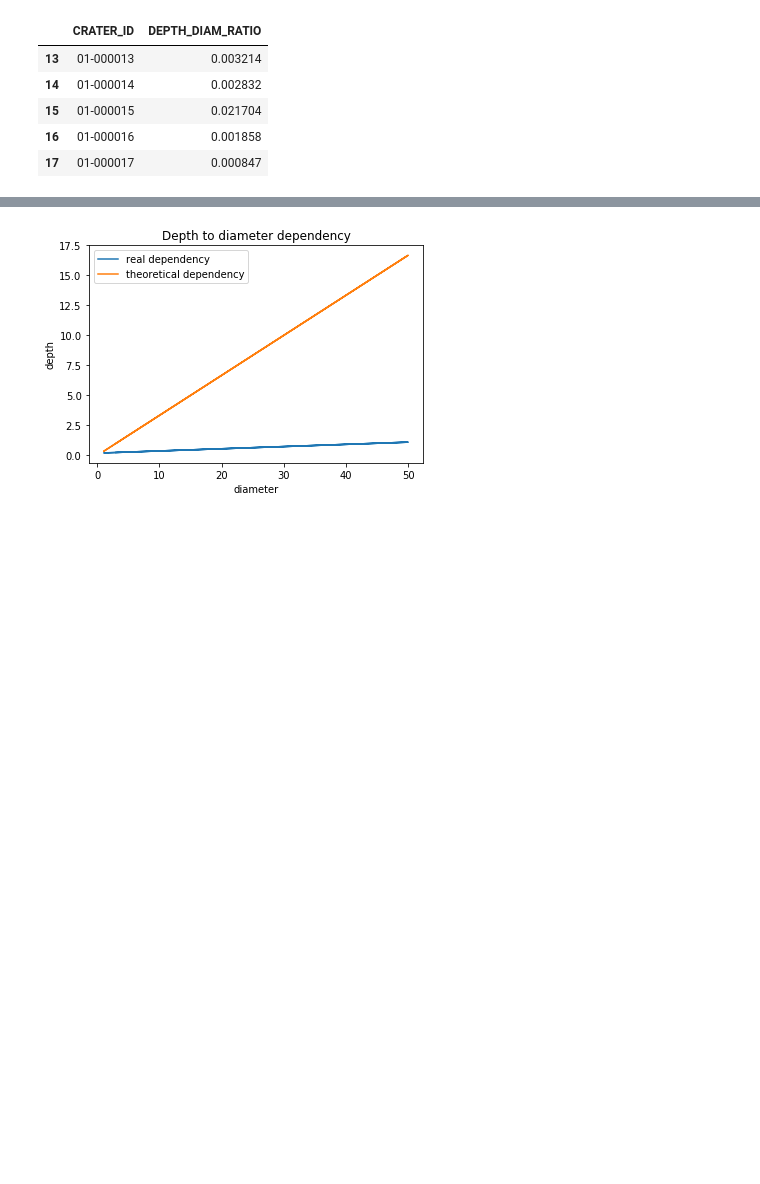
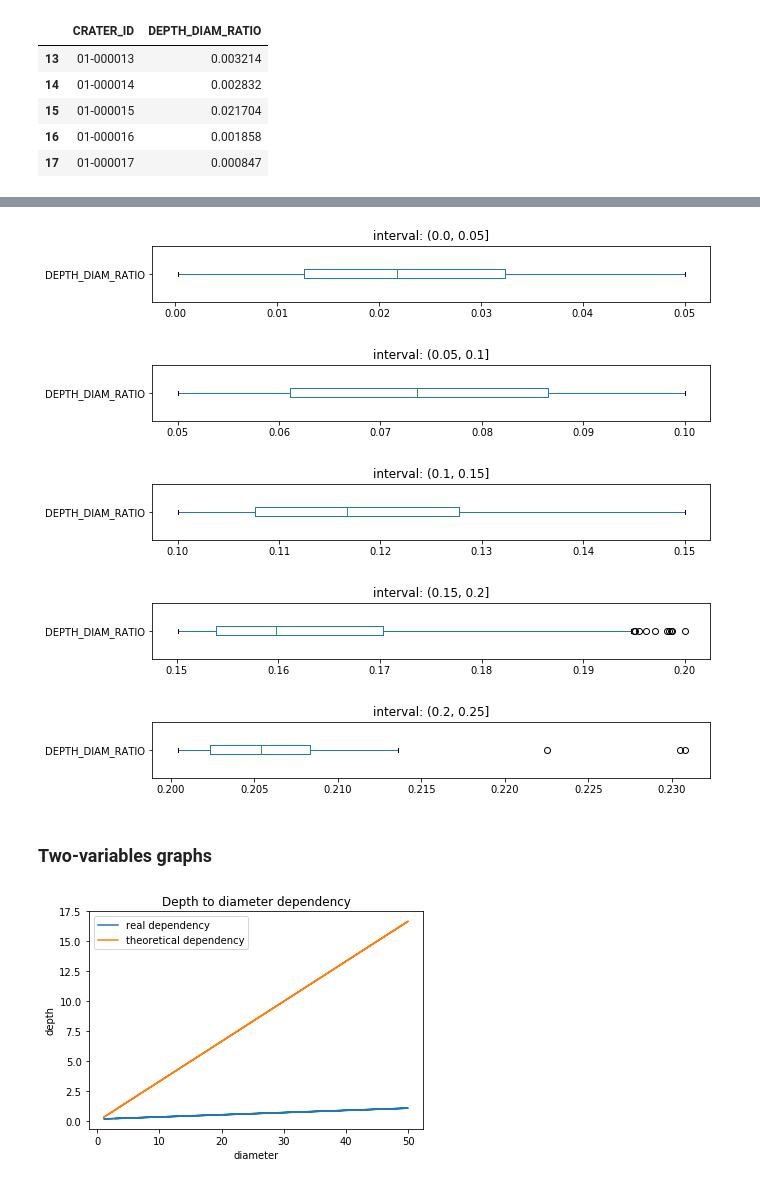
Before and after one commit to sergei8/Capstone-Project, a Jupyter notebook: mars-craters/mars_craters_notebook-week_4.ipynb, the cells around one changed output, grey strips where cells are left out. Cells and saved outputs as stored; diff of their text form; code cells hidden in the pictures; blank space fills up the shorter version.

```diff
--- a/mars-craters/mars_craters_notebook-week_4.ipynb
+++ b/mars-craters/mars_craters_notebook-week_4.ipynb
@@ -129,3 +167,20 @@ import matplotlib.pylab as plt
+# %%
+plt.figure(1)
+i = 1
+for gr_name in groups.groups:
+    plt.subplot(5, 1, i)
+    title = 'interval: ' + str(gr_name)
+    groups.get_group(gr_name).plot.box(figsize=(10,6), vert=False, title=title )
+    plt.show()
+    i += 1
+# %% [output]
+[figure, added]
+[figure, added]
+[figure, added]
+[figure, added]
+[figure, added]
+# %% [markdown]
+### Two-variables graphs
 # %%
 # find polynomials coefficients and plot dependancies graph
 coef = np.polyfit(data['DIAM_CIRCLE_IMAGE'], data['DEPTH_RIMFLOOR_TOPOG'], deg=1)
```
Also changed, not shown: parts of 27 cells of this notebook, 7 other files.
